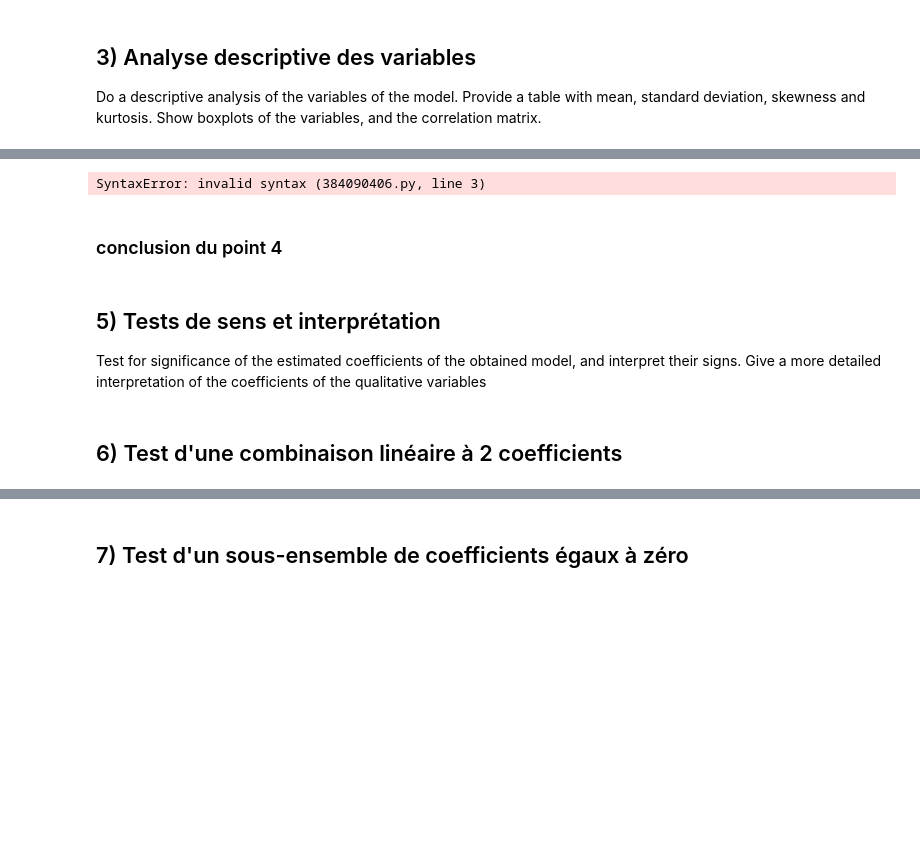
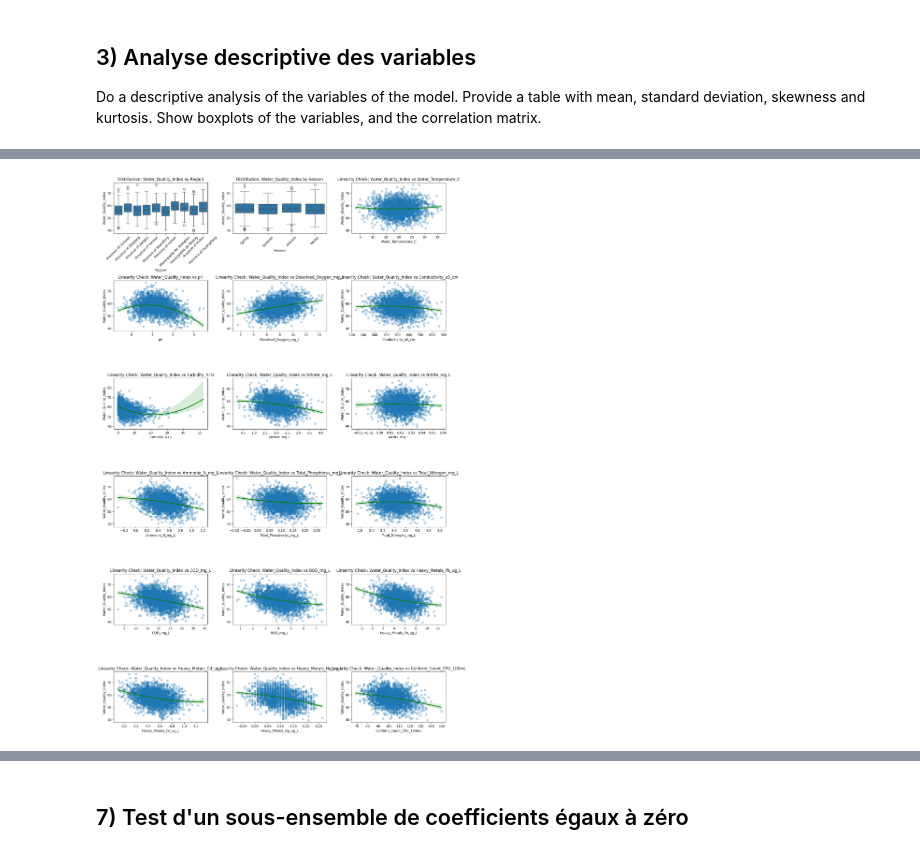
Before and after one commit to MatscoSan/Linear-P1, a Jupyter notebook: notebook.ipynb, the cells around one changed output, grey strips where cells are left out. Cells and saved outputs as stored; diff of their text form; code cells hidden in the pictures; blank space fills up the shorter version.

Commit message:
ajout des réponses aux questions 4,5,6 - les 4-5) donnent le model réduit, les analyses à propos du model, des variables et les statistiques nécessaires pour finir le project

```diff
--- a/notebook.ipynb
+++ b/notebook.ipynb
@@ -110,15 +123,0 @@ lying hypotheses and, if necessary, take remedial actions. For example,
-# %%
-#c'est big ça mere GL
-#diagnostics + solutions + choix du modele
-SSEp =
-def R_squared_adj(n,p):
-    return 1 - (n-1*)
-# %% [output]
-SyntaxError: invalid syntax (384090406.py, line 3)
-# %% [markdown]
-### conclusion du point 4
-# %% [markdown]
-## 5) Tests de sens et interprétation
- Test for significance of the estimated coefficients of the obtained model,
- and interpret their signs. Give a more detailed interpretation of the
- coefficients of the qualitative variables
@@ -127,2 +123,0 @@ SyntaxError: invalid syntax (384090406.py, line 3)
-# %% [markdown]
-## 6) Test d'une combinaison linéaire à 2 coefficients
@@ -130,0 +124,43 @@ SyntaxError: invalid syntax (384090406.py, line 3)
+# %%
+
+def pairwiseplot_for_linearity(df, y_var):
+    #on récupère toutes les colonnes sauf la cible (y_var)
+    x_vars = [col for col in df.columns if col != y_var and col != None]
+
+    n = len(x_vars)
+    ncols = 3
+    nrows = (n + ncols - 1) // ncols
+
+    fig, axes = plt.subplots(nrows, ncols, figsize=(5 * ncols, 4 * nrows))
+    axes = axes.flatten() if n > 1 else [axes]
+
+    for i, x_var in enumerate(x_vars):
+        ax = axes[i]
+
+        #x numérique
+        if pd.api.types.is_numeric_dtype(df[x_var]):
+            sns.regplot(data=df, x=x_var, y=y_var,
+                        order=2,
+                        scatter_kws={'alpha': 0.3},
+                        line_kws={'color': 'green'},
+                        ax=ax)
+            ax.set_title(f"Linearity Check: {y_var} vs {x_var}")
+
+        #x catégoriel
+        else:
+            sns.boxplot(data=df, x=x_var, y=y_var, ax=ax)
+            ax.set_title(f"Distribution: {y_var} by {x_var}")
+            ax.tick_params(axis='x', rotation=45)
+
+        ax.set_xlabel(x_var)
+        ax.set_ylabel(y_var)
+
+    for j in range(i + 1, len(axes)):
+        axes[j].axis('off')
+
+    plt.tight_layout()
+    plt.show()
+
+pairwiseplot_for_linearity(train_df, "Water_Quality_Index")
+# %% [output]
+[figure, added]
```
Also changed, not shown: parts of 18 cells of this notebook.
